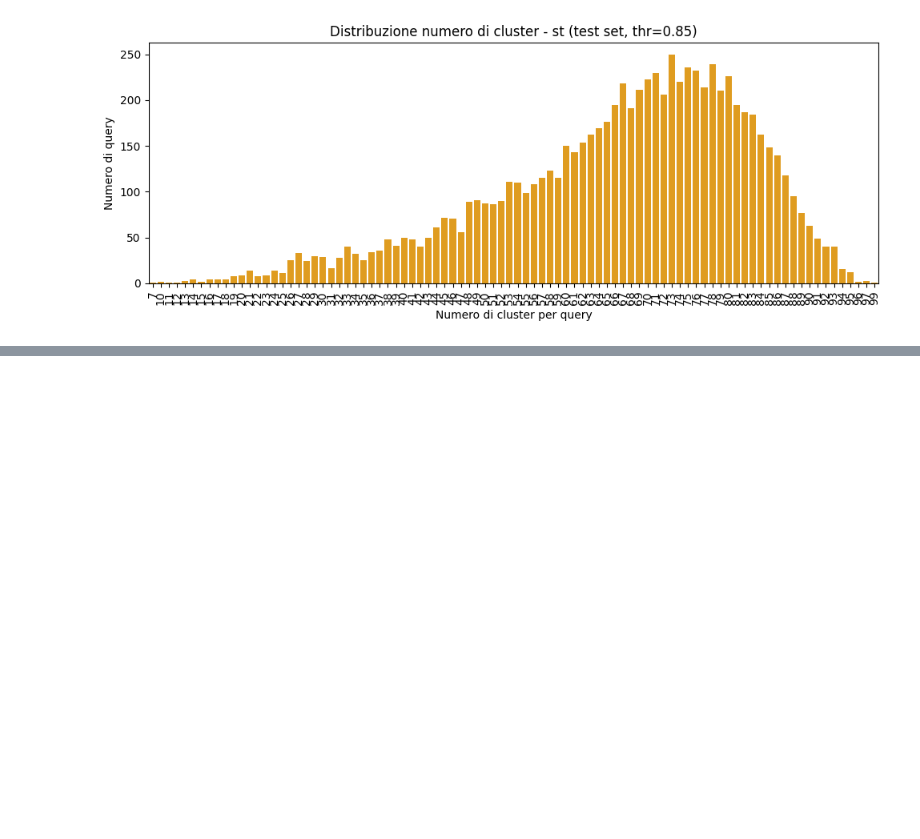
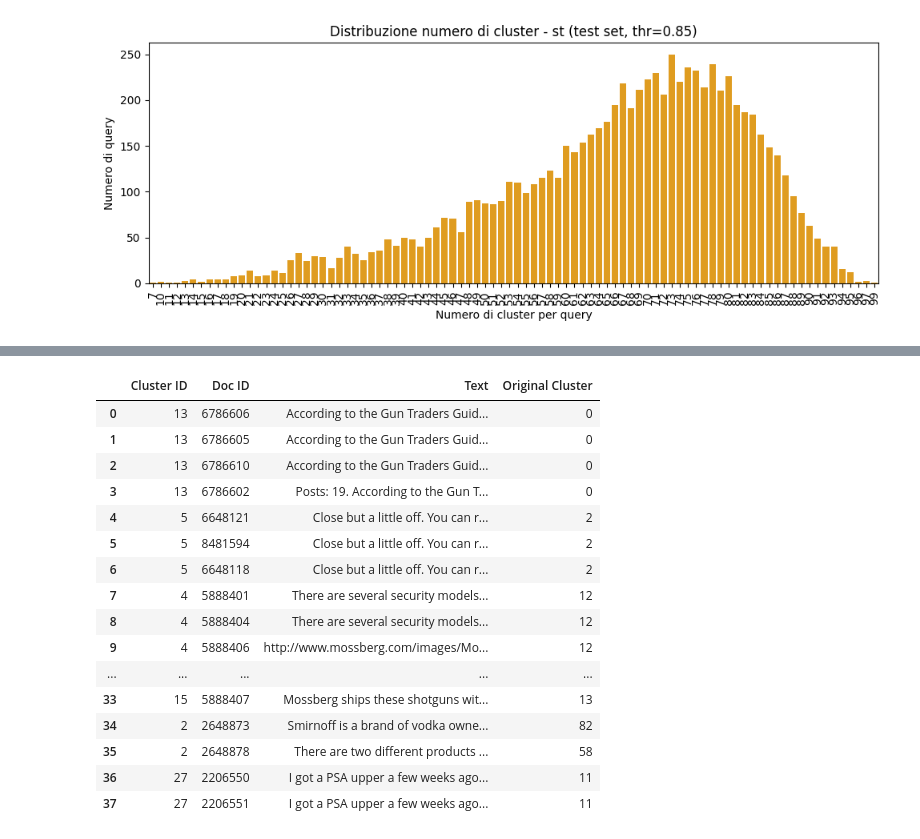
Before and after one commit to NamaWho/novelty-reranking-rag, a Jupyter notebook: rq1.ipynb, the cells around one changed output, grey strips where cells are left out. Drawn from its saved outputs; the diff is of its cells as text; code cells hidden in the pictures; blank space fills up the shorter version.

```diff
--- a/rq1.ipynb
+++ b/rq1.ipynb
@@ -456,0 +514,62 @@ n_jobs value 1 overridden to 1 by setting random_state. Use no seed for parallel
+# %%
+from collections import Counter
+from sklearn.preprocessing import LabelEncoder
+
+# Supponiamo che tu stia analizzando la query `qid` con encoder "st" (MiniLM) e soglia migliore `thr`
+encoder = "st"
+qid = dev_qids[0]
+thr = best_thresholds[encoder]
+
+# Ricava i documenti top-100 per questa query
+doc_ids = [d for d, _, _ in run_by_query[qid]]
+texts = [docs[docid] for docid in doc_ids if docid in doc_embeddings[encoder][qid]]
+
+# Embedding e clustering già calcolati
+labels = all_clusters[encoder][thr][qid]
+label_encoder = LabelEncoder()
+labels = label_encoder.fit_transform(labels)
+# Cluster originali dalla run
+orig_labels = orig_clusters[qid]
+
+# Conta quanti documenti per cluster
+cluster_counts = Counter(labels)
+# Prendi i cluster più grandi (almeno 3 documenti)
+top_clusters = [cluster for cluster, count in cluster_counts.items() if count >= 2]
+top_clusters = sorted(top_clusters, key=lambda c: -cluster_counts[c])
+
+# Estrai testi per ciascun cluster selezionato
+cluster_texts = {}
+
+for cluster_id in top_clusters:
+    cluster_docs = [doc_ids[i] for i in range(len(doc_ids)) if labels[i] == cluster_id]
+    cluster_texts[cluster_id] = [(docid, docs[docid], orig_labels[i]) for i, docid in enumerate(doc_ids) if labels[i] == cluster_id and docid in docs]
+
+# Visualizza i risultati
+import pandas as pd
+
+# Organizza in DataFrame
+rows = []
+for cluster_id, entries in cluster_texts.items():
+    for docid, text, orig_cluster in entries:
+        rows.append({"Cluster ID": cluster_id, "Doc ID": docid, "Text": text, "Original Cluster": orig_cluster})
+
+df_clusters = pd.DataFrame(rows)
+df_clusters
+# %% [output]
+|  | Cluster ID | Doc ID | Text | Original Cluster |
+| 0 | 13 | 6786606 | According to the Gun Traders Guid... | 0 |
+| 1 | 13 | 6786605 | According to the Gun Traders Guid... | 0 |
+| 2 | 13 | 6786610 | According to the Gun Traders Guid... | 0 |
+| 3 | 13 | 6786602 | Posts: 19. According to the Gun T... | 0 |
+| 4 | 5 | 6648121 | Close but a little off. You can r... | 2 |
+| 5 | 5 | 8481594 | Close but a little off. You can r... | 2 |
+| 6 | 5 | 6648118 | Close but a little off. You can r... | 2 |
+| 7 | 4 | 5888401 | There are several security models... | 12 |
+| 8 | 4 | 5888404 | There are several security models... | 12 |
+| 9 | 4 | 5888406 | http://www.mossberg.com/images/Mo... | 12 |
+| ... | ... | ... | ... | ... |
+| 33 | 15 | 5888407 | Mossberg ships these shotguns wit... | 13 |
+| 34 | 2 | 2648873 | Smirnoff is a brand of vodka owne... | 82 |
+| 35 | 2 | 2648878 | There are two different products ... | 58 |
+| 36 | 27 | 2206550 | I got a PSA upper a few weeks ago... | 11 |
+| 37 | 27 | 2206551 | I got a PSA upper a few weeks ago... | 11 |
```
Also changed, not shown: parts of 5 cells of this notebook, 12 other files.
